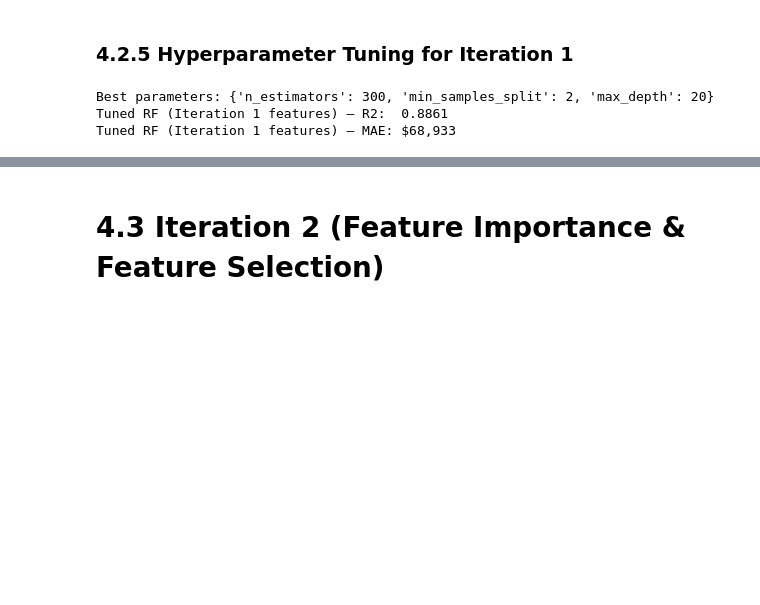
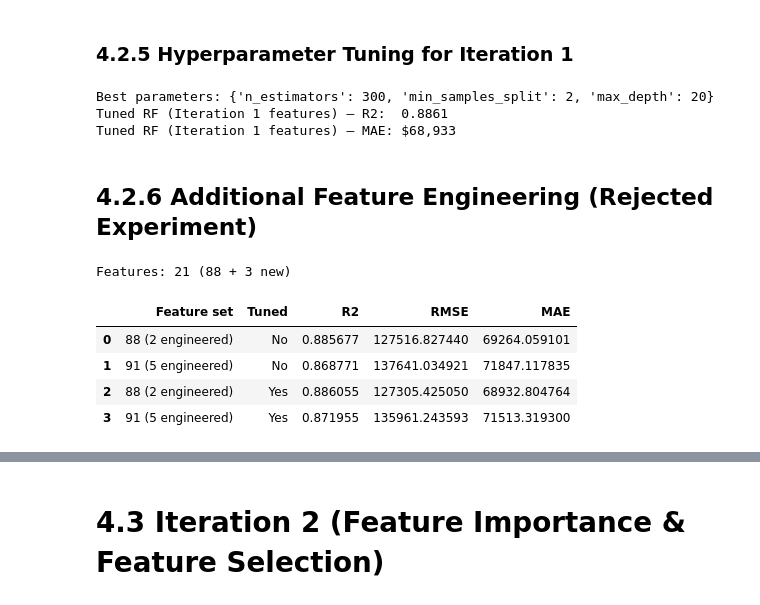
Before and after one commit to jovan210/housing-price-predictor, a Jupyter notebook: jovan_lau/houseprice_prediction.ipynb, the cells around one changed output, grey strips where cells are left out. Drawn from its saved outputs; the diff is of its cells as text; code cells hidden in the pictures; blank space fills up the shorter version.

Commit message:
Worked on feature engineering

```diff
--- a/jovan_lau/houseprice_prediction.ipynb
+++ b/jovan_lau/houseprice_prediction.ipynb
@@ -556,3 +550,69 @@ print(f"Tuned RF (Iteration 1 features) — MAE: ${mean_absolute_error(y_test_i1
 Best parameters: {'n_estimators': 300, 'min_samples_split': 2, 'max_depth': 20}
 Tuned RF (Iteration 1 features) — R2:  0.8861
 Tuned RF (Iteration 1 features) — MAE: $68,933
+# %% [markdown]
+## 4.2.6 Additional Feature Engineering (Rejected Experiment)
+# %%
+## A copy of df is used so the Iteration 1 feature set built in 4.2.3 stays exactly as it is - the saved model depends on those 88 columns.
+df_x = df.copy()
+
+## dist_to_downtown: straight-line distance from downtown Seattle
+df_x['dist_to_downtown'] = np.sqrt((df_x['lat'] - 47.6062)**2 + (df_x['long'] + 122.3321)**2)
+
+## has_basement: sqft_basement uses 0 to mean "no basement", the same
+## sentinel problem yr_renovated has
+df_x['has_basement'] = (df_x['sqft_basement'] > 0).astype(int)
+
+## sqft_vs_neighbours: living area relative to the 15 nearest houses
+df_x['sqft_vs_neighbours'] = df_x['sqft_living'] / df_x['sqft_living15']
+
+y_x = df_x[col_y]
+X_x = df_x.drop([col_y, 'price_band'], axis=1, errors='ignore')
+X_x = pd.get_dummies(X_x, drop_first=True)
+
+X_train_x, X_test_x, y_train_x, y_test_x = train_test_split(
+    X_x, y_x, test_size=0.3, random_state=42)
+
+print("Features:", X_x.shape[1], "(88 + 3 new)")
+# %% [output]
+Features: 21 (88 + 3 new)
+# %%
+## Same model and same search space as Iteration 1, so the only thing that changed is the feature set.
+rf_x = RandomForestRegressor(random_state=42)
+rf_x.fit(X_train_x, y_train_x)
+pred_x = rf_x.predict(X_test_x)
+
+random_search_x = RandomizedSearchCV(
+    estimator=RandomForestRegressor(random_state=42),
+    param_distributions=param_distributions,
+    n_iter=10, cv=5, scoring='neg_mean_squared_error',
+    random_state=42, n_jobs=-1,
+)
+random_search_x.fit(X_train_x, y_train_x)
+best_rf_x_pred = random_search_x.best_estimator_.predict(X_test_x)
+
+comparison_x = pd.DataFrame([
+    {'Feature set': '88 (2 engineered)', 'Tuned': 'No',
+     'R2': r2_score(y_test_i1, pred_i1),
+     'RMSE': root_mean_squared_error(y_test_i1, pred_i1),
+     'MAE': mean_absolute_error(y_test_i1, pred_i1)},
+    {'Feature set': '91 (5 engineered)', 'Tuned': 'No',
+     'R2': r2_score(y_test_x, pred_x),
+     'RMSE': root_mean_squared_error(y_test_x, pred_x),
+     'MAE': mean_absolute_error(y_test_x, pred_x)},
+    {'Feature set': '88 (2 engineered)', 'Tuned': 'Yes',
+     'R2': r2_score(y_test_i1, best_rf_i1_pred),
+     'RMSE': root_mean_squared_error(y_test_i1, best_rf_i1_pred),
+     'MAE': mean_absolute_error(y_test_i1, best_rf_i1_pred)},
+    {'Feature set': '91 (5 engineered)', 'Tuned': 'Yes',
+     'R2': r2_score(y_test_x, best_rf_x_pred),
+     'RMSE': root_mean_squared_error(y_test_x, best_rf_x_pred),
+     'MAE': mean_absolute_error(y_test_x, best_rf_x_pred)},
+])
+comparison_x
+# %% [output]
+|  | Feature set | Tuned | R2 | RMSE | MAE |
+| 0 | 88 (2 engineered) | No | 0.885677 | 127516.827440 | 69264.059101 |
+| 1 | 91 (5 engineered) | No | 0.868771 | 137641.034921 | 71847.117835 |
+| 2 | 88 (2 engineered) | Yes | 0.886055 | 127305.425050 | 68932.804764 |
+| 3 | 91 (5 engineered) | Yes | 0.871955 | 135961.243593 | 71513.319300 |
```
Also changed, not shown: parts of 5 cells of this notebook, 1 other file.
